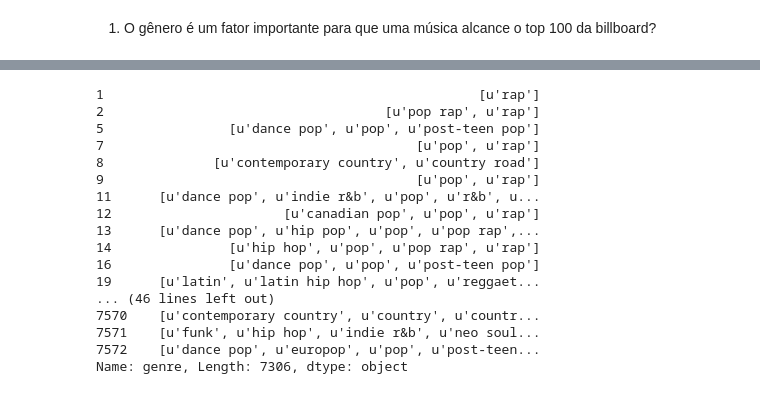
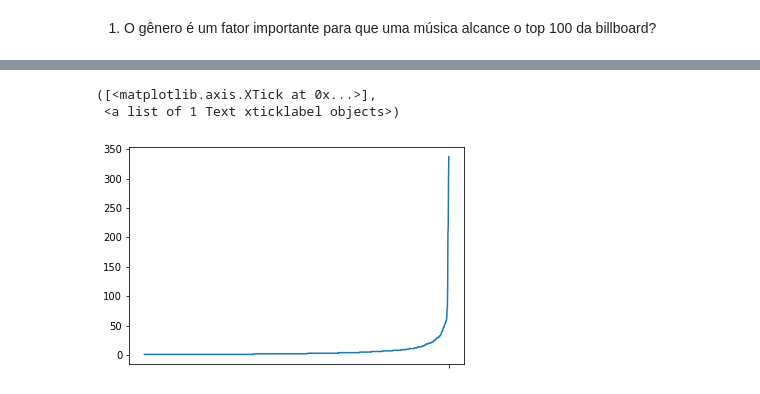
Before and after one commit to mibrahimfm/TP-ICD, a Jupyter notebook: TP-ICD.ipynb, the cells around one changed output, grey strips where cells are left out. Cells and saved outputs as stored; diff of their text form; code cells hidden in the pictures.

```diff
--- a/TP-ICD.ipynb
+++ b/TP-ICD.ipynb
@@ -119,20 +53,7 @@ df[df['genre'] == "[u'contemporary country', u'country', u'country road', u'mode
-# %%
-df['genre']
-# %% [output]
-1                                                [u'rap']
-2                                    [u'pop rap', u'rap']
-5                [u'dance pop', u'pop', u'post-teen pop']
-7                                        [u'pop', u'rap']
-8              [u'contemporary country', u'country road']
-9                                        [u'pop', u'rap']
-11      [u'dance pop', u'indie r&b', u'pop', u'r&b', u...
-12                      [u'canadian pop', u'pop', u'rap']
-13      [u'dance pop', u'hip pop', u'pop', u'pop rap',...
-14               [u'hip hop', u'pop', u'pop rap', u'rap']
-16               [u'dance pop', u'pop', u'post-teen pop']
-19      [u'latin', u'latin hip hop', u'pop', u'reggaet...
-... (46 lines left out)
-7570    [u'contemporary country', u'country', u'countr...
-7571    [u'funk', u'hip hop', u'indie r&b', u'neo soul...
-7572    [u'dance pop', u'europop', u'pop', u'post-teen...
-Name: genre, Length: 7306, dtype: object
+# %%
+plt.plot(dfRankGroups['rank'])
+plt.xticks('')
+# %% [output]
+([<matplotlib.axis.XTick at 0x...>],
+ <a list of 1 Text xticklabel objects>)
+[figure, added]
```
Also changed, not shown: parts of 8 cells of this notebook.
